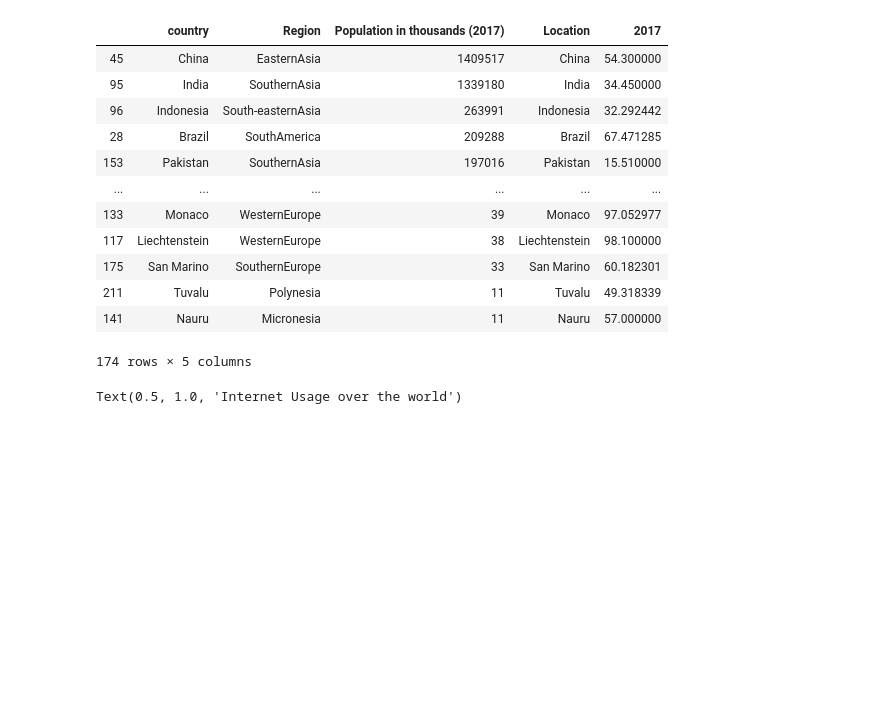
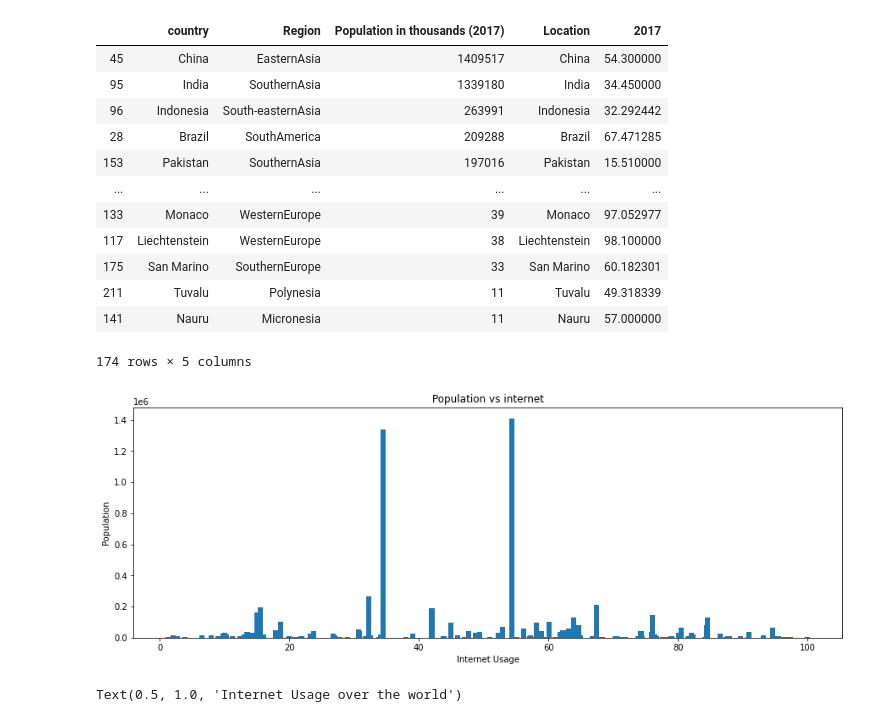
Before and after one commit to welisalewis/final_project_2020Sp, a Jupyter notebook: Internet_usage_insights.ipynb, the cells around one changed output. Saved outputs shown, nothing was run; the diff lists cells and outputs as text; code cells hidden in the pictures; blank space fills up the shorter version.

Commit message:
Added plot

```diff
--- a/Internet_usage_insights.ipynb
+++ b/Internet_usage_insights.ipynb
@@ -137,6 +137,20 @@ insights1
 | 211 | Tuvalu | Polynesia | 11 | Tuvalu | 49.318339 |
 | 141 | Nauru | Micronesia | 11 | Nauru | 57.000000 |
 174 rows × 5 columns
+# %%
+fig, ax = plt.subplots(figsize=(15,5))
+frequency = insights1["Population in thousands (2017)"]
+points = insights1["2017"]
+width = 0.4
+ax.bar(points, frequency)
+
+
+ax.set_title('Population vs internet')
+ax.set_xlabel('Internet Usage')
+ax.set_ylabel('Population')
+plt.show()
+# %% [output]
+[figure, added]
 # %%
 #Creating a world map by merging the datasets
 # %%
```
Also changed, not shown: parts of 1 cell of this notebook.
